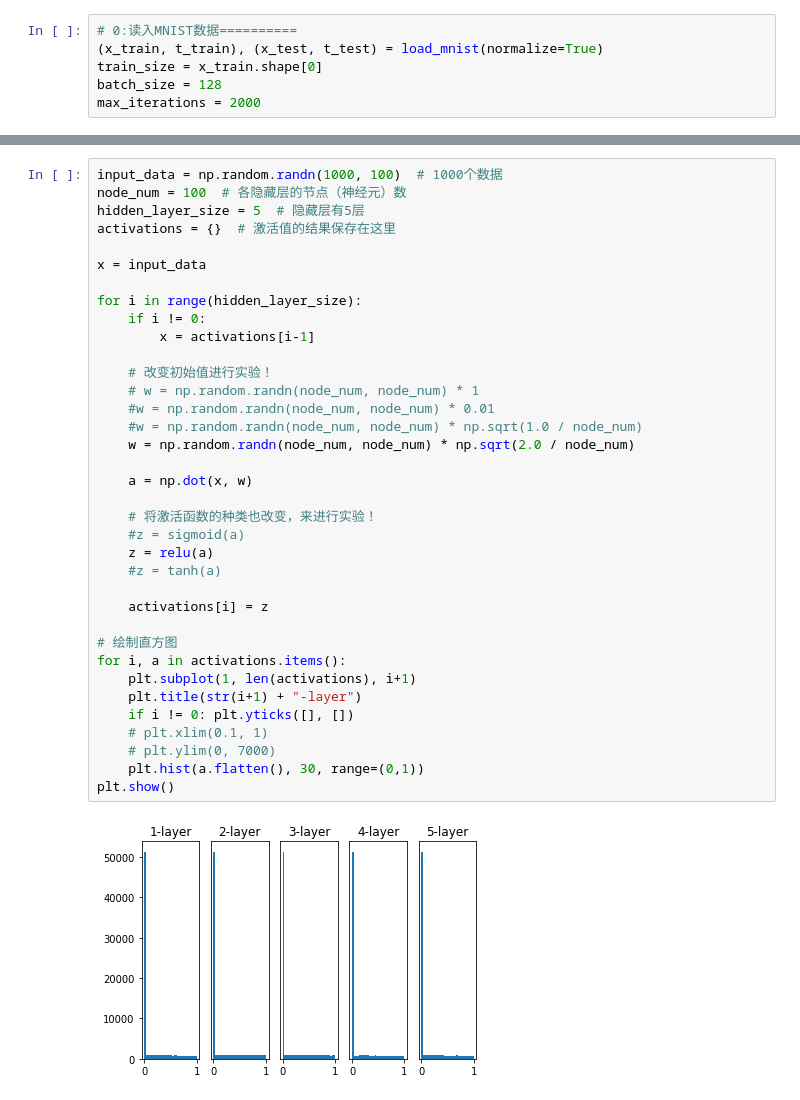
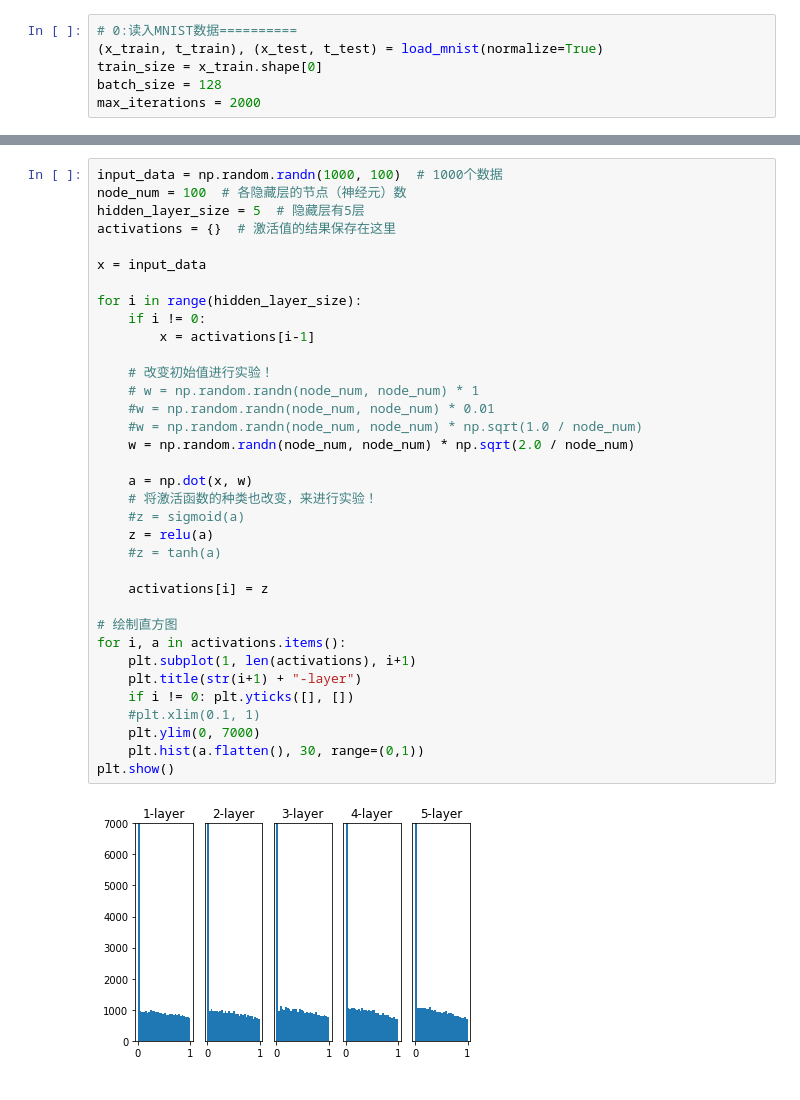
Before and after one commit to codefan/python-study, a Jupyter notebook: deepLearning/ImproveNetwork.ipynb, the cells around one changed output, grey strips where cells are left out. Cells and saved outputs as stored; diff of their text form.

```diff
--- a/deepLearning/ImproveNetwork.ipynb
+++ b/deepLearning/ImproveNetwork.ipynb
@@ -160,37 +162,36 @@ hidden_layer_size = 5  # 隐藏层有5层
 activations = {}  # 激活值的结果保存在这里
 
 x = input_data
 
 for i in range(hidden_layer_size):
     if i != 0:
         x = activations[i-1]
 
     # 改变初始值进行实验！
     # w = np.random.randn(node_num, node_num) * 1
     #w = np.random.randn(node_num, node_num) * 0.01
     #w = np.random.randn(node_num, node_num) * np.sqrt(1.0 / node_num)
     w = np.random.randn(node_num, node_num) * np.sqrt(2.0 / node_num)
 
     a = np.dot(x, w)
-
     # 将激活函数的种类也改变，来进行实验！
     #z = sigmoid(a)
     z = relu(a)
     #z = tanh(a)
 
     activations[i] = z
 
 # 绘制直方图
 for i, a in activations.items():
     plt.subplot(1, len(activations), i+1)
     plt.title(str(i+1) + "-layer")
     if i != 0: plt.yticks([], [])
-    # plt.xlim(0.1, 1)
-    # plt.ylim(0, 7000)
+    #plt.xlim(0.1, 1)
+    plt.ylim(0, 7000)
     plt.hist(a.flatten(), 30, range=(0,1))
 plt.show()
 # %% [output]
-[figure, old version]
+[figure, new version]
 # %%
 # 1:进行实验的设置==========
 weight_init_types = {'std=0.01': 0.01, 'Xavier': 'sigmoid', 'He': 'relu'}
```
Also changed, not shown: parts of 10 cells of this notebook, 1 other file.
